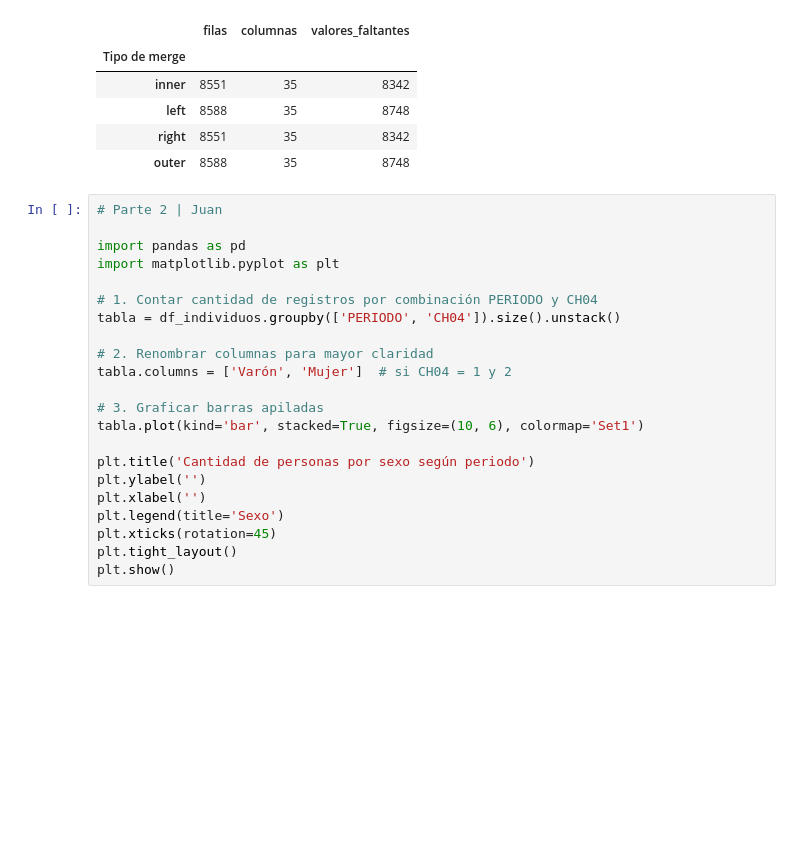
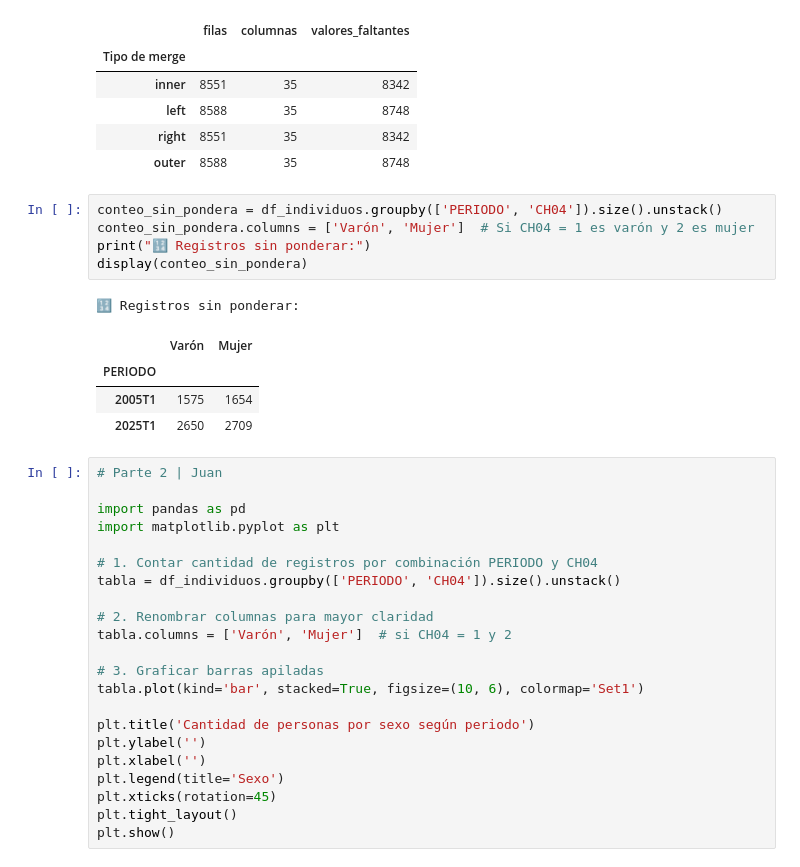
Before and after one commit to franlecam/BigDataUBA-Grupo1, a Jupyter notebook: tp1.ipynb, the cells around one changed output. Saved outputs shown, nothing was run; the diff lists cells and outputs as text; blank space fills up the shorter version.

Commit message:
Agregue el conteo total de varones y mujeres
Lo utilizo en el word

```diff
--- a/tp1.ipynb
+++ b/tp1.ipynb
@@ -958,6 +958,17 @@ display(df_resumen)
 | left | 8588 | 35 | 8748 |
 | right | 8551 | 35 | 8342 |
 | outer | 8588 | 35 | 8748 |
+# %%
+conteo_sin_pondera = df_individuos.groupby(['PERIODO', 'CH04']).size().unstack()
+conteo_sin_pondera.columns = ['Varón', 'Mujer']  # Si CH04 = 1 es varón y 2 es mujer
+print("🔢 Registros sin ponderar:")
+display(conteo_sin_pondera)
+# %% [output]
+🔢 Registros sin ponderar:
+|  | Varón | Mujer |
+| PERIODO |  |  |
+| 2005T1 | 1575 | 1654 |
+| 2025T1 | 2650 | 2709 |
 # %%
 # Parte 2 | Juan
 
```
